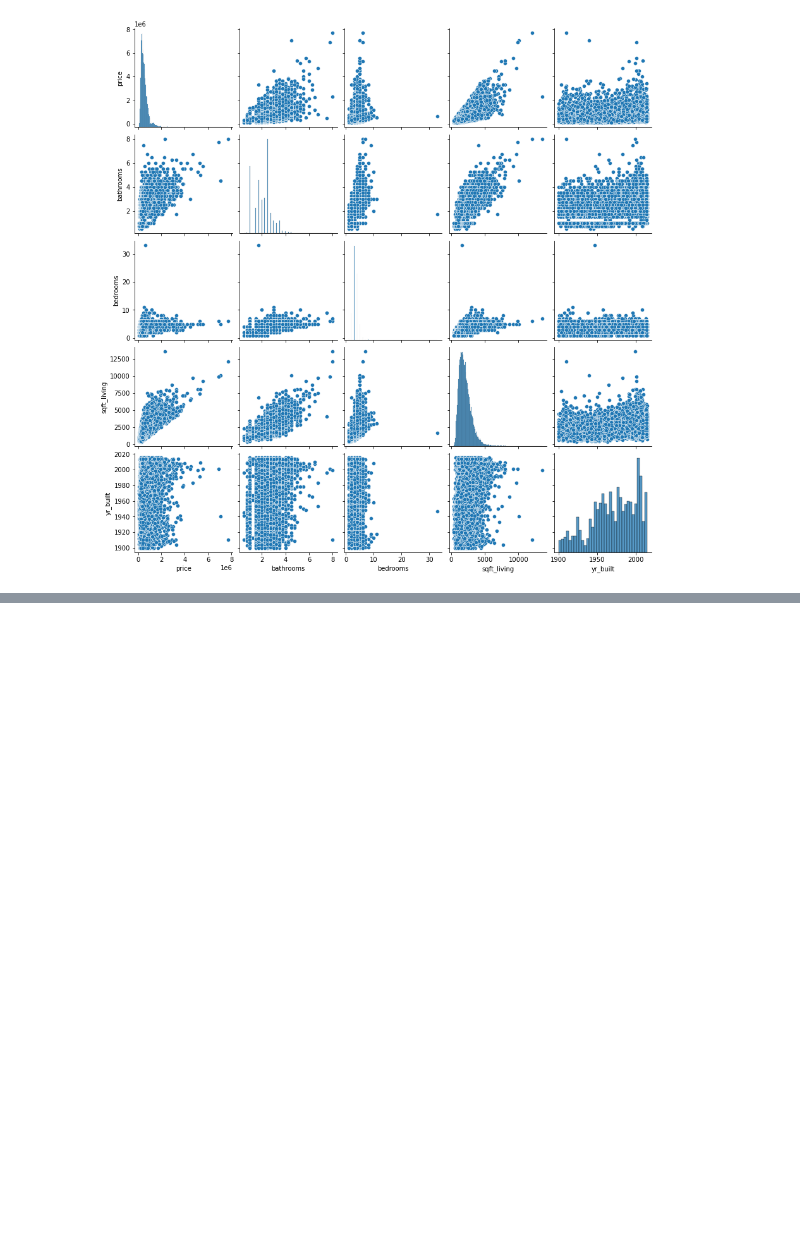
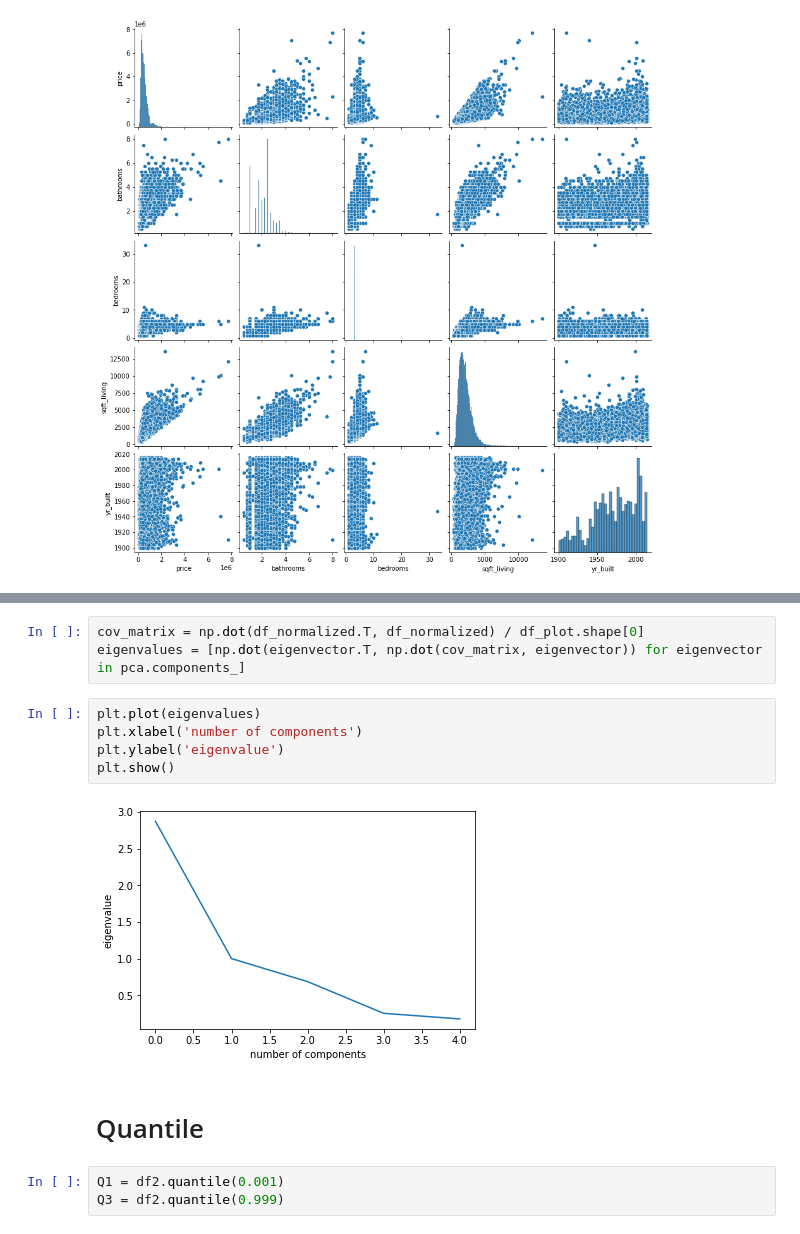
Before and after one commit to mattblasa/King-County-House-Prediction-2021, a Jupyter notebook: KC_EDA.ipynb, the cells around one changed output, grey strips where cells are left out. Saved outputs shown, nothing was run; the diff lists cells and outputs as text; blank space fills up the shorter version.

```diff
--- a/KC_EDA.ipynb
+++ b/KC_EDA.ipynb
@@ -222,0 +242,15 @@ sns.jointplot(data=penguins, x="flipper_length_mm", y="bill_length_mm", hue="spe
+# %%
+cov_matrix = np.dot(df_normalized.T, df_normalized) / df_plot.shape[0]
+eigenvalues = [np.dot(eigenvector.T, np.dot(cov_matrix, eigenvector)) for eigenvector in pca.components_]
+# %%
+plt.plot(eigenvalues)
+plt.xlabel('number of components')
+plt.ylabel('eigenvalue')
+plt.show()
+# %% [output]
+[figure, added]
+# %% [markdown]
+# Quantile
+# %%
+Q1 = df2.quantile(0.001)
+Q3 = df2.quantile(0.999)
```
Also changed, not shown: parts of 16 cells of this notebook.
